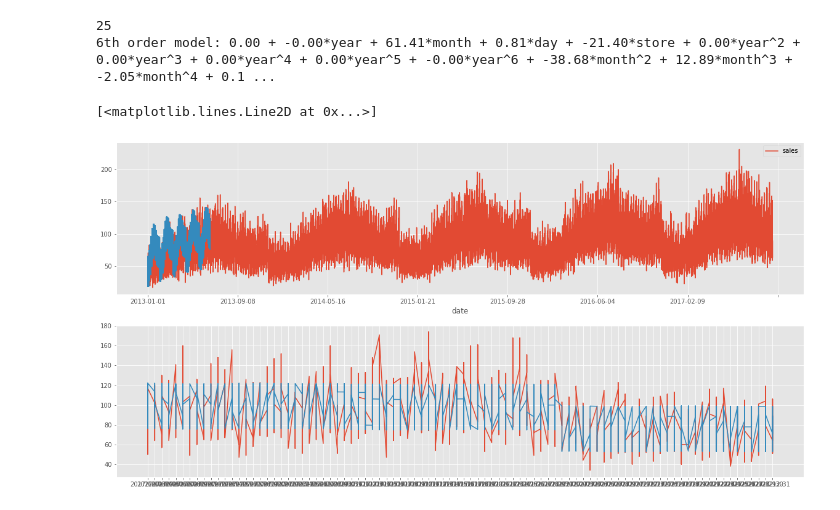
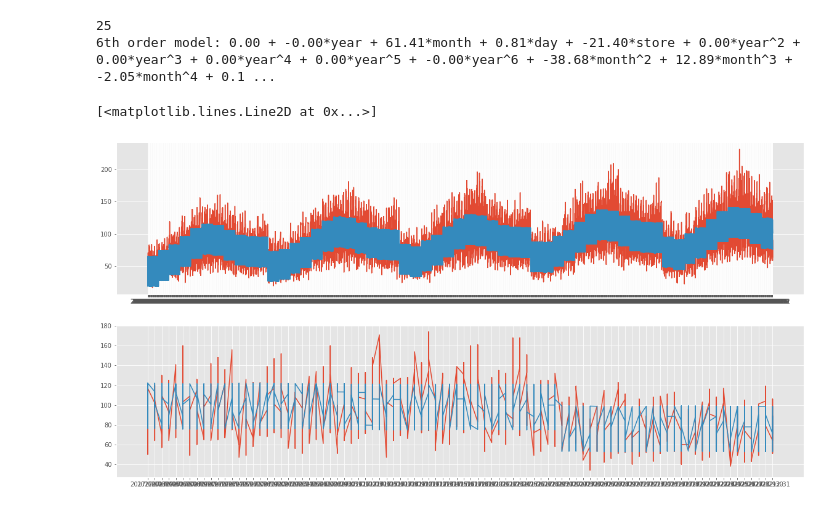
Before and after one commit to sh-biswas/demand-forecasting_Cogs109Final, a Jupyter notebook: Report.ipynb, the cells around one changed output. Saved outputs shown, nothing was run; the diff lists cells and outputs as text; code cells hidden in the pictures.

Commit message:
Tried fixing graphs for higher older model

```diff
--- a/Report.ipynb
+++ b/Report.ipynb
@@ -205,15 +240,15 @@ print(f"6th order model: {w[0]:0.2f} + {w[1]:0.2f}*year + {w[2]:0.2f}*month + {w
 25
 6th order model: 0.00 + -0.00*year + 61.41*month + 0.81*day + -21.40*store + 0.00*year^2 + 0.00*year^3 + 0.00*year^4 + 0.00*year^5 + -0.00*year^6 + -38.68*month^2 + 12.89*month^3 + -2.05*month^4 + 0.1 ...
 # %%
-fig, axs = plt.subplots(2,1)
-train.plot(x='date', y='sales', figsize=(20,10), ax=axs[0])
+fig, axs = plt.subplots(2,1, figsize = (20,10))
+axs[0].plot(train['date'].values, train['sales'].values)
 axs[1].plot(test['date'].values, test['sales'].values)
 
 ## Create a smooth set of Y values for plotting the model
 modelYtest = w[0] + w[1]*test['year'].values + w[2]*test['month'].values + w[3]*test['day'].values + w[4]*test['store'].values + w[5]*(test['year'].values**2) + w[6]*(test['year'].values**3) + w[7]*(test['year'].values**4) + w[8]*(test['year'].values**5) + w[9]*(test['year'].values**6) + w[10]*(test['month'].values**2) + w[11]*(test['month'].values**3) + w[12]*(test['month'].values**4) + w[13]*(test['month'].values**5) + w[14]*(test['month'].values**6) + w[15]*(test['day'].values**2) + w[16]*(test['day'].values**3) + w[17]*(test['day'].values**4) + w[18]*(test['day'].values**5) + w[19]*(test['day'].values**6) + w[20]*(test['store'].values**2) + w[21]*(test['store'].values**3) + w[22]*(test['store'].values**4) + w[23]*(test['store'].values**5) + w[24]*(test['store'].values**6)
 modelYtrain = w[0] + w[1]*train['year'].values + w[2]*train['month'].values + w[3]*train['day'].values + w[4]*train['store'].values + w[5]*(train['year'].values**2) + w[6]*(train['year'].values**3) + w[7]*(train['year'].values**4) + w[8]*(train['year'].values**5) + w[9]*(train['year'].values**6) + w[10]*(train['month'].values**2) + w[11]*(train['month'].values**3) + w[12]*(train['month'].values**4) + w[13]*(train['month'].values**5) + w[14]*(train['month'].values**6) + w[15]*(train['day'].values**2) + w[16]*(train['day'].values**3) + w[17]*(train['day'].values**4) + w[18]*(train['day'].values**5) + w[19]*(train['day'].values**6) + w[20]*(train['store'].values**2) + w[21]*(train['store'].values**3) + w[22]*(train['store'].values**4) + w[23]*(train['store'].values**5) + w[24]*(train['store'].values**6)
 axs[1].plot(test['date'].values, modelYtest)
 axs[0].plot(train['date'].values, modelYtrain)
 # %% [output]
 [<matplotlib.lines.Line2D at 0x...>]
-[figure, old version]
+[figure, new version]
```
Also changed, not shown: parts of 6 cells of this notebook.
